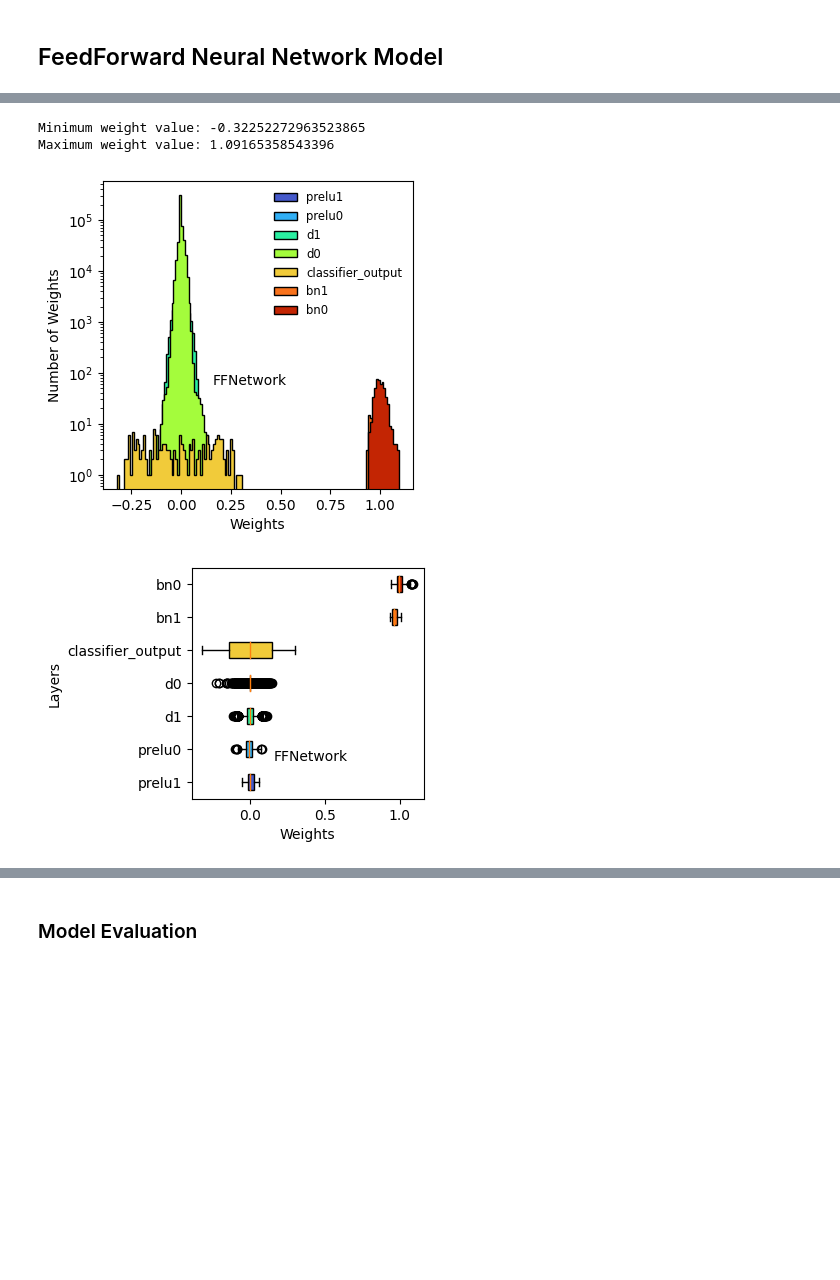
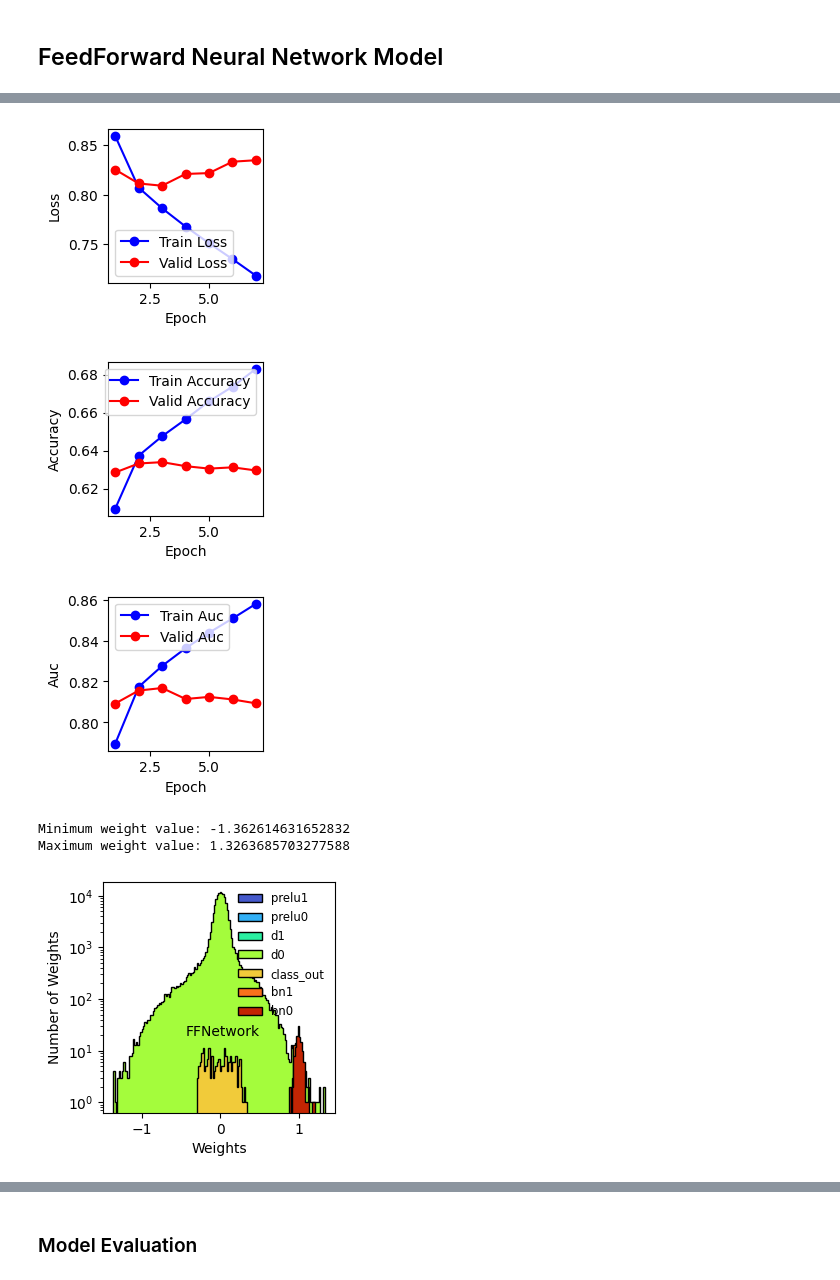
Before and after one commit to LorenzoValente3/Iron-Classifier, a Jupyter notebook: internship.ipynb, the cells around one changed output, grey strips where cells are left out. Cells and saved outputs as stored; diff of their text form; code cells hidden in the pictures; blank space fills up the shorter version.

Commit message:
ensemble learning model

```diff
--- a/internship.ipynb
+++ b/internship.ipynb
@@ -205,13 +206,13 @@ model = FFNN(
                 num_classes = 3, # Fe, He, p
 
 
-                network = dict( layer_sizes = [ 128, 64 ], #[ 128,64 ]
-                                #activation = 'relu',
-                                kernel_initializer='he_uniform',
-                                kernel_regularizer=regularizers.l2(0.001),
-                                BN = True,
-                                PRelu = True,
-                                dropout_rate = None,
+                network = dict( layer_sizes = [ 128, 64 ], # BEST: [ 128,64 ]
+                                # activation = 'relu',
+                                kernel_initializer= 'he_uniform', #BEST : 'he_uniform'
+                                #kernel_regularizer=regularizers.L2(l2 = 1e-3), #BEST : regularizers.l2(0.001)
+                                BN = True, #BEST: TRUE
+                                PRelu = True, #BEST: TRUE
+                                dropout_rate = None, #BEST: None
                                 input_shape = ( 1028, )
                                 )
 )
@@ -238,7 +238,6 @@ _________________________________________________________________
 # %%
 # Compile the model with the specified metrics
-model.network.compile(optimizer=tfk.optimizers.AdamW(weight_decay=1e-4), #tfk.optimizers.Adam(learning_rate=1e-4),
-                                                                            #tfa.optimizers.AdamW(weight_decay=1e-4, clipnorm=1),
+model.network.compile(optimizer='adam', # BEST: 'adam'
                       loss='categorical_crossentropy',
                       metrics=['accuracy',
                                metrics.AUC(name='AUC'),
@@ -248,11 +247,11 @@ model.network.compile(optimizer=tfk.optimizers.AdamW(weight_decay=1e-4), #tfk.op
                                 ]
                                )
 # %%
-train = False
+train = True
 
 if train:
     # Define your callbacks
-    early_stop = tfk.callbacks.EarlyStopping(monitor='val_loss', verbose=True, patience=4,
+    early_stop = tfk.callbacks.EarlyStopping(monitor='val_loss', verbose=True, patience=4, #BEST: patiente = 4
                                               restore_best_weights=True)
     reduceLR = tfk.callbacks.ReduceLROnPlateau(monitor='val_loss', factor=0.5, patience=4, verbose=1)
     model_checkpoint = ModelCheckpoint('./weights/FFNN/model_weights.h5',
@@ -287,14 +300,16 @@ Test metrics: [[0.6165429353713989, 0.7898242473602295, 0.6695684790611267, 0.53
 # %%
 if train:
     utils.plot_metrics(model,metric='loss')
     utils.plot_metrics(model,metric='accuracy')
     utils.plot_metrics(model,metric='AUC')
     model.network.load_weights('./weights/FFNN/model_weights.h5')
 
-utils.doWeights(model, log=True, figsize=(4,4))
+utils.doWeights(model, log=True, figsize=(3,3))
 utils.WhiskerWeights(model, figsize=(3,3))
 # %% [output]
-Minimum weight value: -0.32252272963523865
-Maximum weight value: 1.09165358543396
-[figure, old version]
+[figure, new version]
-[figure, old version]
+[figure, new version]
+[figure, added]
+Minimum weight value: -1.362614631652832
+Maximum weight value: 1.3263685703277588
+[figure, added]
```
Also changed, not shown: parts of 22 cells of this notebook, 3 other files.
